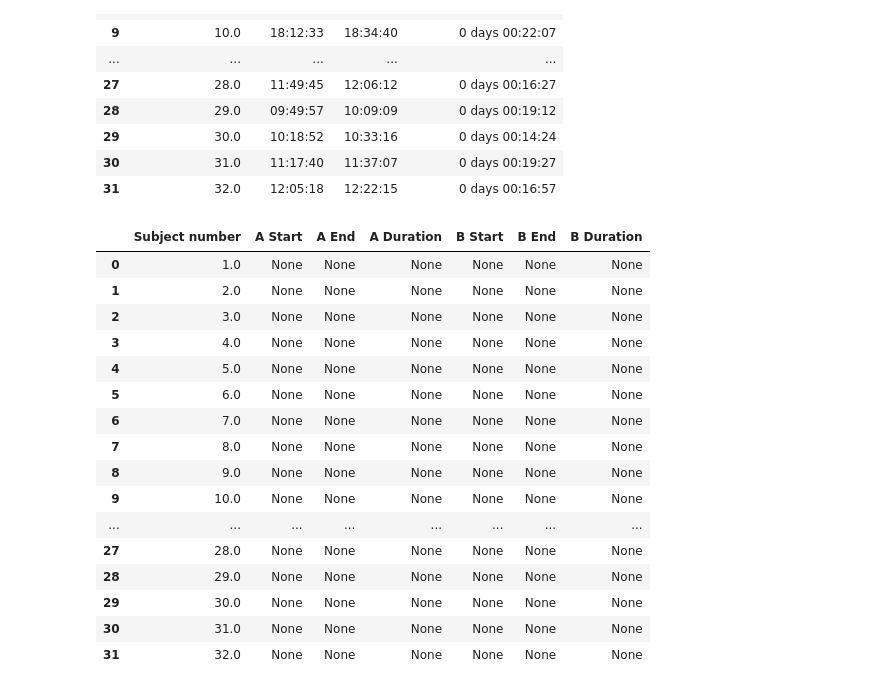
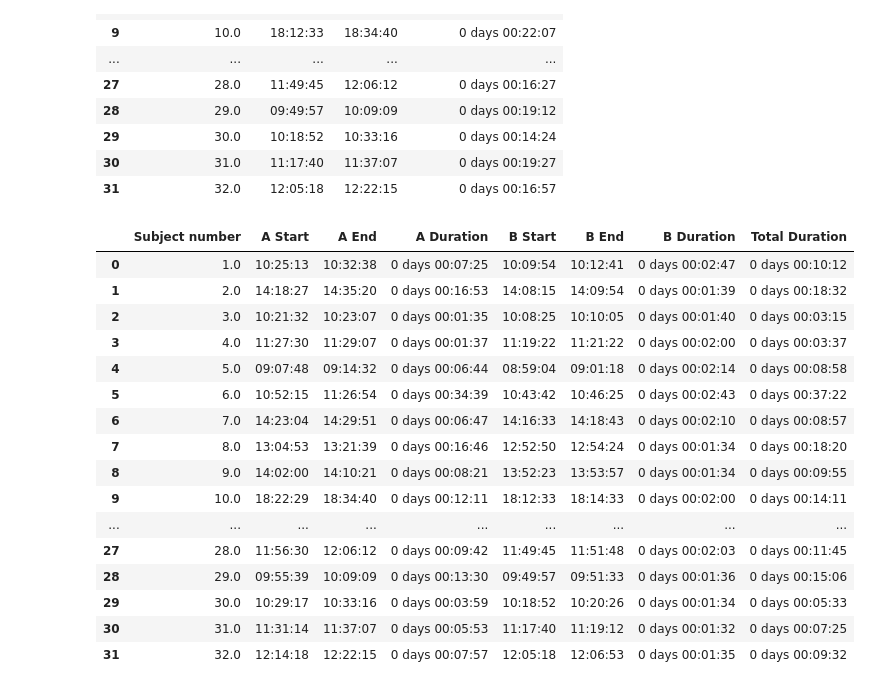
Before and after one commit to Henry7755/ProJect64, a Jupyter notebook: src/demographics.ipynb, the cells around one changed output. Cells and saved outputs as stored; diff of their text form; code cells hidden in the pictures.

```diff
--- a/src/demographics.ipynb
+++ b/src/demographics.ipynb
@@ -217,22 +227,22 @@ for subject, group in df_clean.groupby("Subject number"):
 # Create results DataFrame
 activity_duration_df = pd.DataFrame(results)
 # %%
-duration_by_activity
+activity_duration_df
 # %% [output]
-|  | Subject number | A Start | A End | A Duration | B Start | B End | B Duration |
-| 0 | 1.0 | None | None | None | None | None | None |
-| 1 | 2.0 | None | None | None | None | None | None |
-| 2 | 3.0 | None | None | None | None | None | None |
-| 3 | 4.0 | None | None | None | None | None | None |
-| 4 | 5.0 | None | None | None | None | None | None |
-| 5 | 6.0 | None | None | None | None | None | None |
-| 6 | 7.0 | None | None | None | None | None | None |
-| 7 | 8.0 | None | None | None | None | None | None |
-| 8 | 9.0 | None | None | None | None | None | None |
-| 9 | 10.0 | None | None | None | None | None | None |
-| ... | ... | ... | ... | ... | ... | ... | ... |
-| 27 | 28.0 | None | None | None | None | None | None |
-| 28 | 29.0 | None | None | None | None | None | None |
-| 29 | 30.0 | None | None | None | None | None | None |
-| 30 | 31.0 | None | None | None | None | None | None |
-| 31 | 32.0 | None | None | None | None | None | None |
+|  | Subject number | A Start | A End | A Duration | B Start | B End | B Duration | Total Duration |
+| 0 | 1.0 | 10:25:13 | 10:32:38 | 0 days 00:07:25 | 10:09:54 | 10:12:41 | 0 days 00:02:47 | 0 days 00:10:12 |
+| 1 | 2.0 | 14:18:27 | 14:35:20 | 0 days 00:16:53 | 14:08:15 | 14:09:54 | 0 days 00:01:39 | 0 days 00:18:32 |
+| 2 | 3.0 | 10:21:32 | 10:23:07 | 0 days 00:01:35 | 10:08:25 | 10:10:05 | 0 days 00:01:40 | 0 days 00:03:15 |
+| 3 | 4.0 | 11:27:30 | 11:29:07 | 0 days 00:01:37 | 11:19:22 | 11:21:22 | 0 days 00:02:00 | 0 days 00:03:37 |
+| 4 | 5.0 | 09:07:48 | 09:14:32 | 0 days 00:06:44 | 08:59:04 | 09:01:18 | 0 days 00:02:14 | 0 days 00:08:58 |
+| 5 | 6.0 | 10:52:15 | 11:26:54 | 0 days 00:34:39 | 10:43:42 | 10:46:25 | 0 days 00:02:43 | 0 days 00:37:22 |
+| 6 | 7.0 | 14:23:04 | 14:29:51 | 0 days 00:06:47 | 14:16:33 | 14:18:43 | 0 days 00:02:10 | 0 days 00:08:57 |
+| 7 | 8.0 | 13:04:53 | 13:21:39 | 0 days 00:16:46 | 12:52:50 | 12:54:24 | 0 days 00:01:34 | 0 days 00:18:20 |
+| 8 | 9.0 | 14:02:00 | 14:10:21 | 0 days 00:08:21 | 13:52:23 | 13:53:57 | 0 days 00:01:34 | 0 days 00:09:55 |
+| 9 | 10.0 | 18:22:29 | 18:34:40 | 0 days 00:12:11 | 18:12:33 | 18:14:33 | 0 days 00:02:00 | 0 days 00:14:11 |
+| ... | ... | ... | ... | ... | ... | ... | ... | ... |
+| 27 | 28.0 | 11:56:30 | 12:06:12 | 0 days 00:09:42 | 11:49:45 | 11:51:48 | 0 days 00:02:03 | 0 days 00:11:45 |
+| 28 | 29.0 | 09:55:39 | 10:09:09 | 0 days 00:13:30 | 09:49:57 | 09:51:33 | 0 days 00:01:36 | 0 days 00:15:06 |
+| 29 | 30.0 | 10:29:17 | 10:33:16 | 0 days 00:03:59 | 10:18:52 | 10:20:26 | 0 days 00:01:34 | 0 days 00:05:33 |
+| 30 | 31.0 | 11:31:14 | 11:37:07 | 0 days 00:05:53 | 11:17:40 | 11:19:12 | 0 days 00:01:32 | 0 days 00:07:25 |
+| 31 | 32.0 | 12:14:18 | 12:22:15 | 0 days 00:07:57 | 12:05:18 | 12:06:53 | 0 days 00:01:35 | 0 days 00:09:32 |
```
Also changed, not shown: parts of 5 cells of this notebook, 1 other file.
